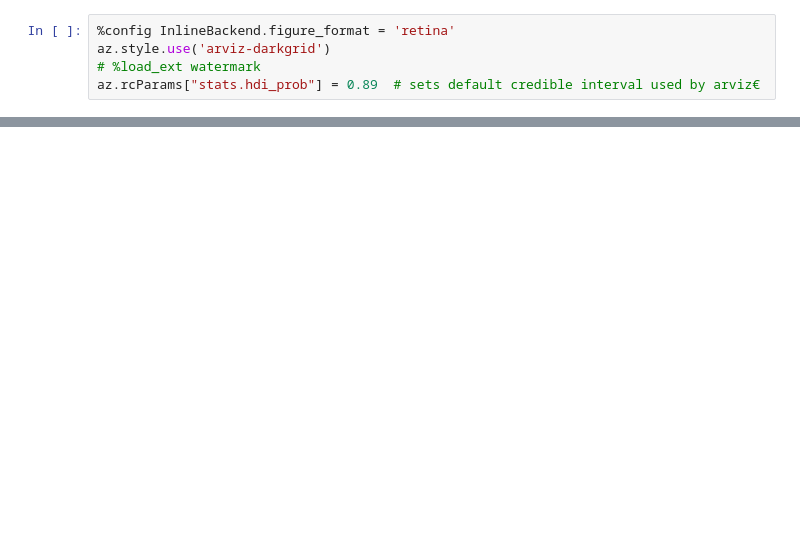
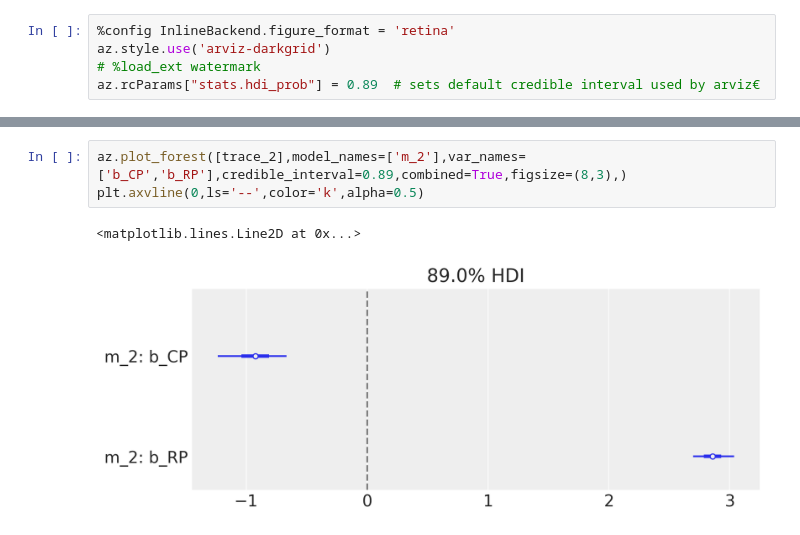
Before and after one commit to roesta07/How-Business-Strategies-can-create-bias, a Jupyter notebook: strategy_analysis.ipynb, the cells around one changed output, grey strips where cells are left out. Cells and saved outputs as stored; diff of their text form; blank space fills up the shorter version.

```diff
--- a/strategy_analysis.ipynb
+++ b/strategy_analysis.ipynb
@@ -132,0 +131,6 @@ az.summary(trace_1,var_names=['~mu'])
+# %%
+az.plot_forest([trace_2],model_names=['m_2'],var_names=['b_CP','b_RP'],credible_interval=0.89,combined=True,figsize=(8,3),)
+plt.axvline(0,ls='--',color='k',alpha=0.5)
+# %% [output]
+<matplotlib.lines.Line2D at 0x...>
+[figure, added]
```
Also changed, not shown: parts of 9 cells of this notebook.
